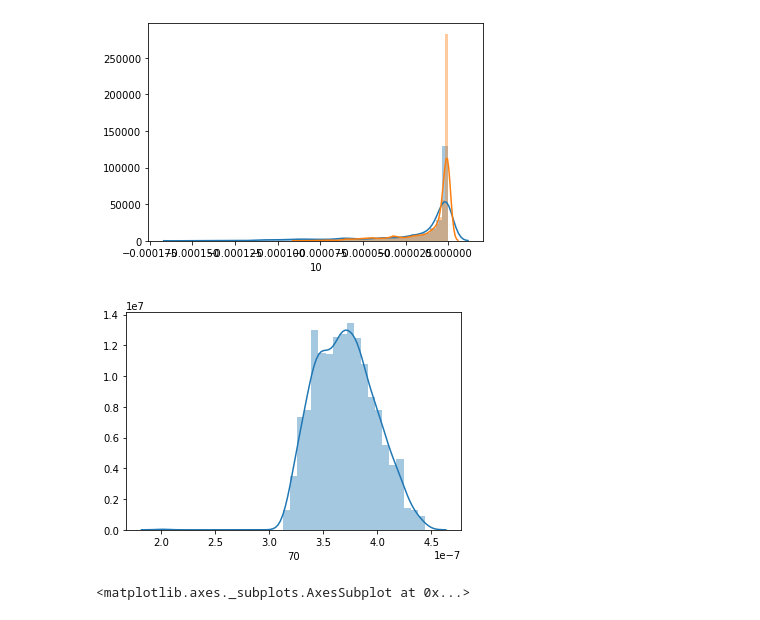
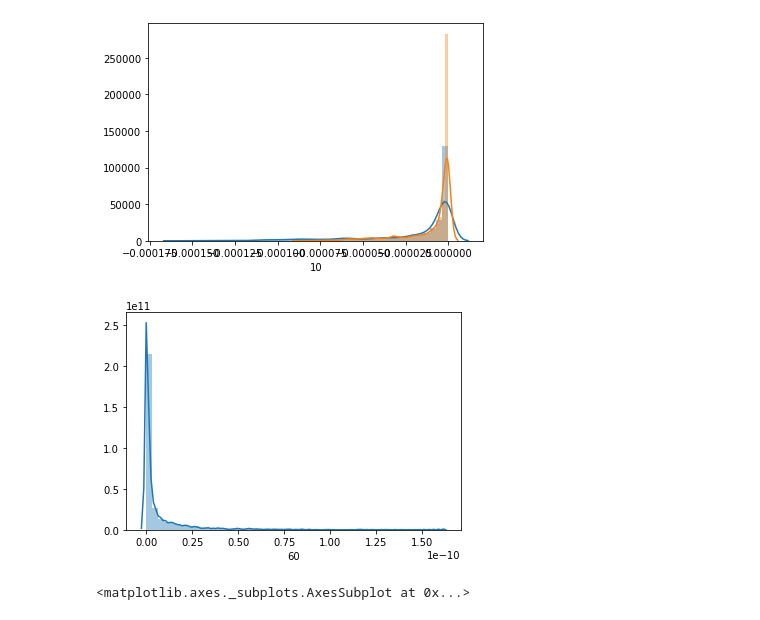
Before and after one commit to FanusArefaine/TCAD-Augmented-Machine-Learning-for-Semiconductor-Device-Failure-Troubleshooting-and-Reverse-Enginee, a Jupyter notebook: tcadML.ipynb, the cells around one changed output. Cells and saved outputs as stored; diff of their text form; code cells hidden in the pictures.

```diff
--- a/tcadML.ipynb
+++ b/tcadML.ipynb
@@ -216,9 +212,9 @@ sns.distplot(data['10']);
 # %%
 # Checking the second group of features not skewed at all as shown below
 
-sns.distplot(data['70']);
+sns.distplot(diode_df['60']);
 # %% [output]
-[figure, old version]
+[figure, new version]
 # %%
 #Checking the third group of features slightly skewed to the right
 
```
Also changed, not shown: parts of 34 cells of this notebook.
